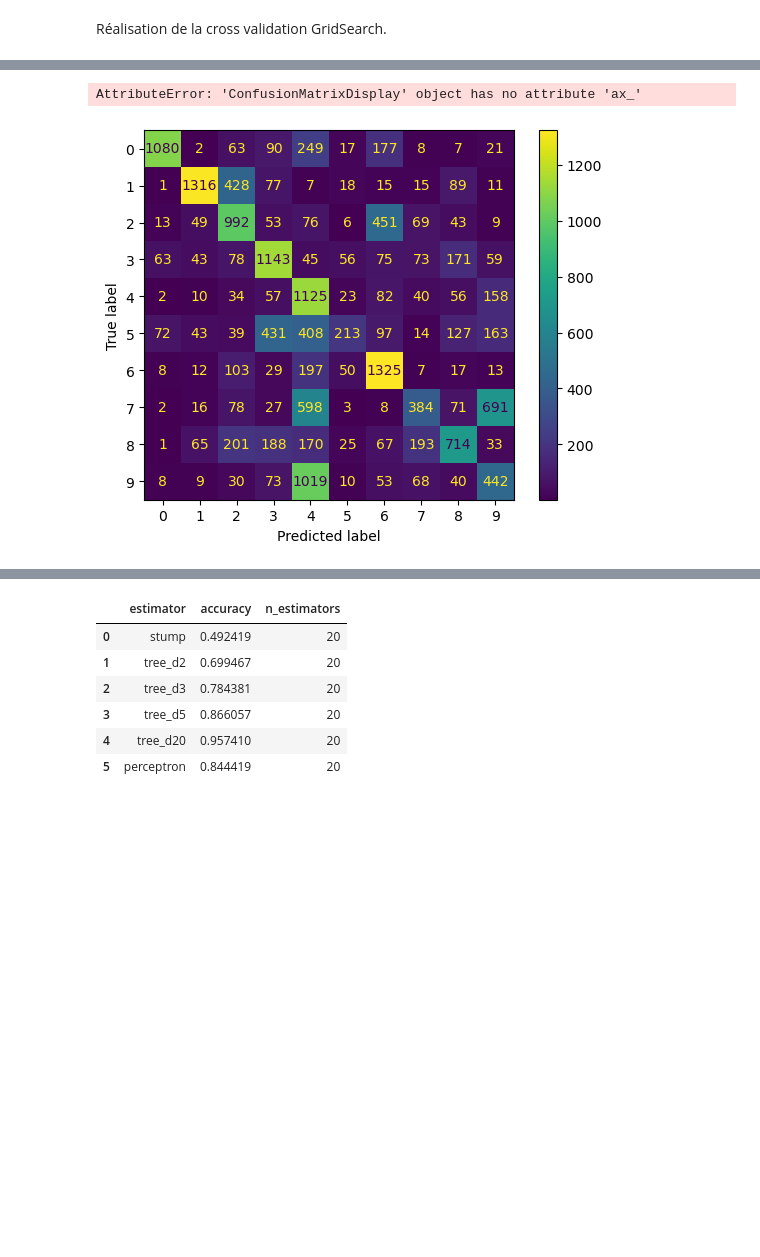
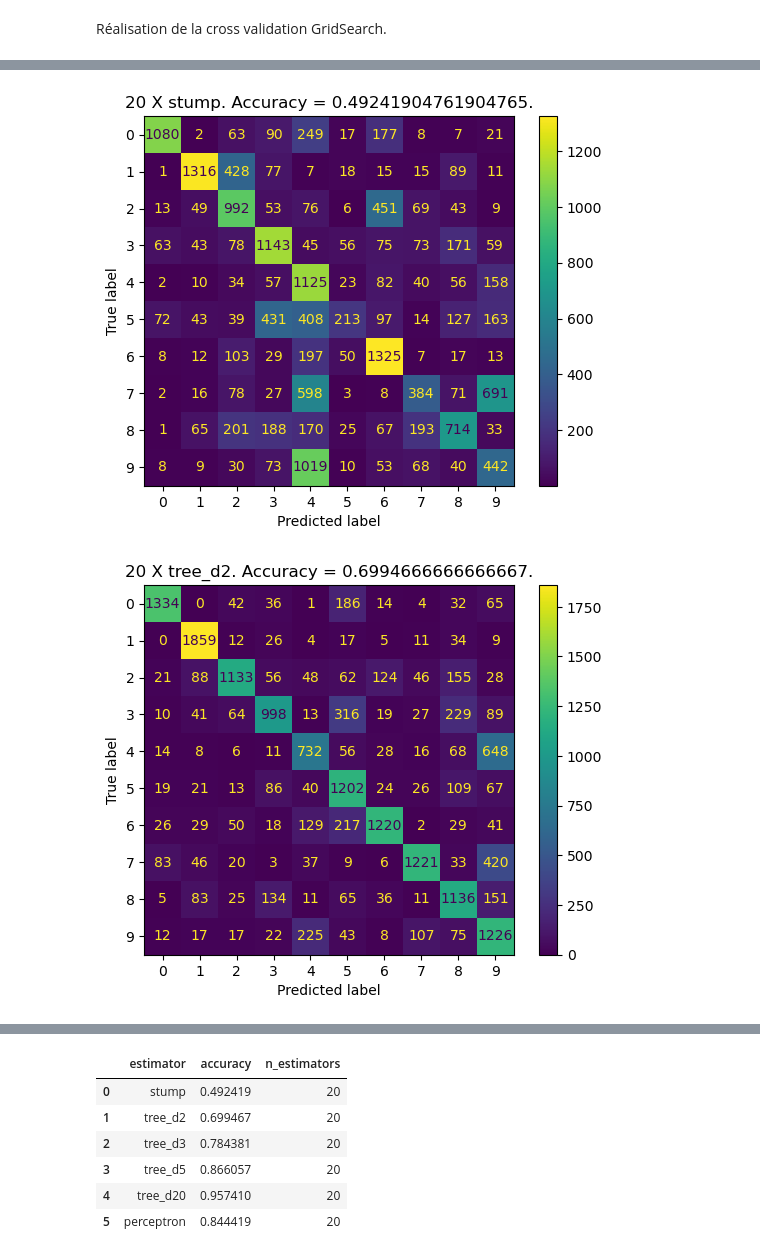
Before and after one commit to jnotarangelo/AdaBoost, a Jupyter notebook: Restitution.ipynb, the cells around one changed output, grey strips where cells are left out. Cells and saved outputs as stored; diff of their text form; code cells hidden in the pictures; blank space fills up the shorter version.

Commit message:
Add confusion matrix to the GSCV

```diff
--- a/Restitution.ipynb
+++ b/Restitution.ipynb
@@ -123,9 +123,11 @@ for estimator_name, estimator in estimators.items():
     print(results)
 
     # Matrice de confusion sur le test
+    n_estimators = grid.best_params_["n_estimators"]
     cm = confusion_matrix(y_test, best.predict(X_test))
-    ConfusionMatrixDisplay(cm).plot()
-    ConfusionMatrixDisplay(cm).ax_.set_title(f"{grid.best_params_["n_estimators"]} X {estimator_name}. Accuracy = {acc}.")
+    disp_cm = ConfusionMatrixDisplay(cm)
+    disp_cm.plot()
+    disp_cm.ax_.set_title(f"{n_estimators} X {estimator_name}. Accuracy = {acc}.")
     plt.savefig(f"images/cm_{estimator_name}.png", dpi=300, bbox_inches="tight")
 # %% [output]
 [{'estimator': 'stump', 'accuracy': np.float64(0.49241904761904765), 'n_estimators': 20}]
@@ -132,2 +139,2 @@ for estimator_name, estimator in estimators.items():
-AttributeError: 'ConfusionMatrixDisplay' object has no attribute 'ax_'
-[figure, old version]
+[figure, new version]
+[figure, added]
```
Also changed, not shown: parts of 3 cells of this notebook, 6 other files.
